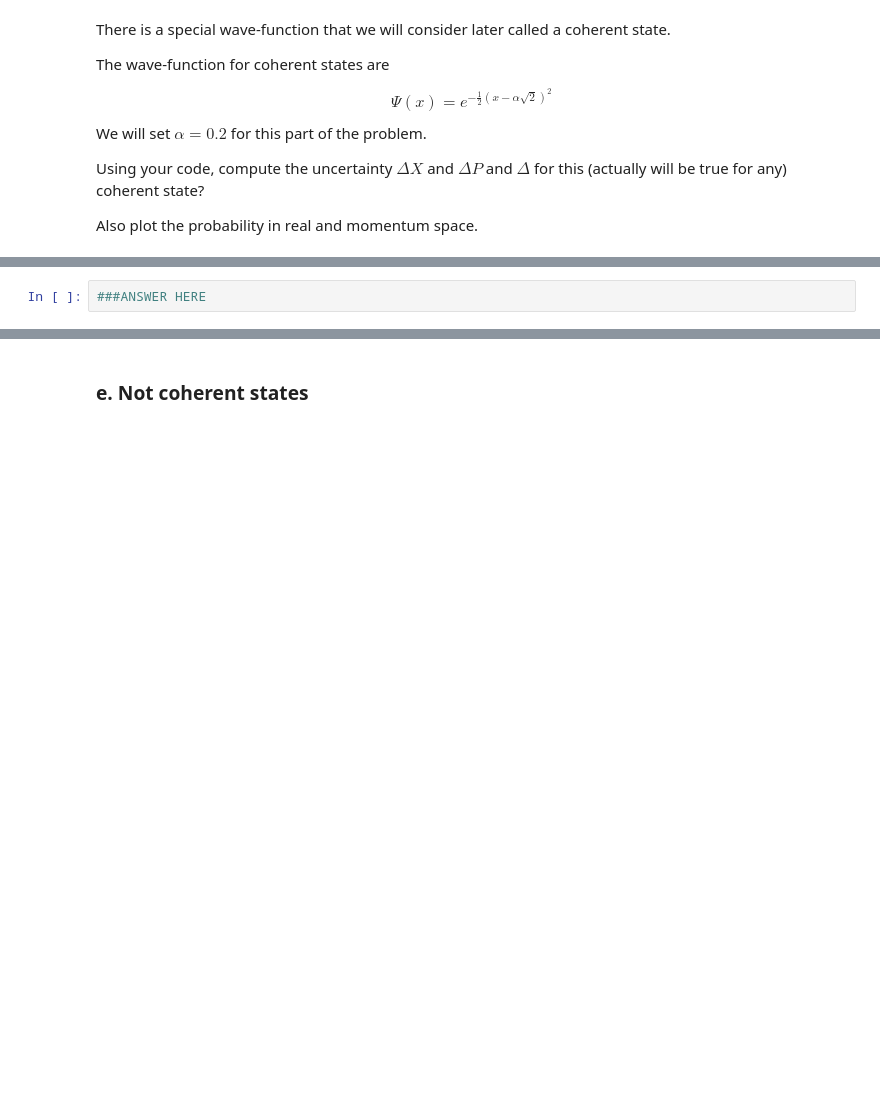
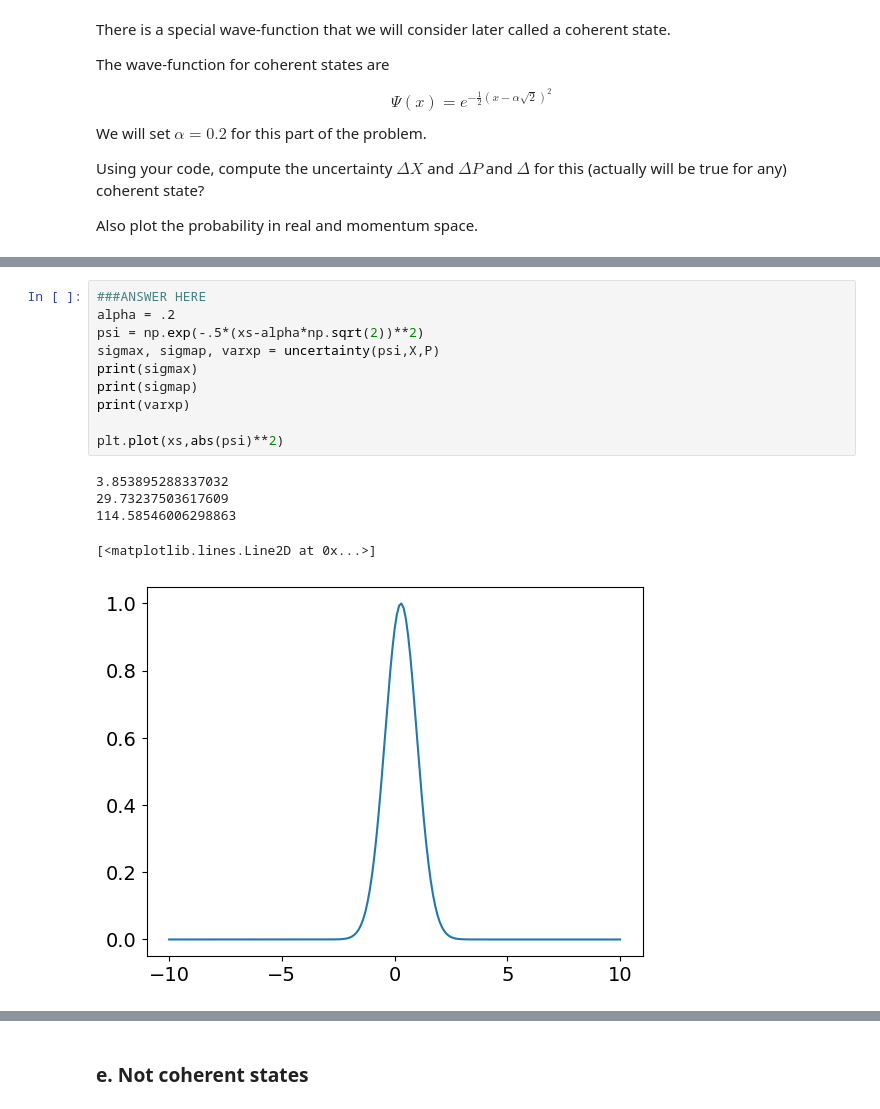
Before and after one commit to MichaelAHeredia/PHYS486, a Jupyter notebook: quantum_mechanics/HarmonicOscillator.ipynb, the cells around one changed output, grey strips where cells are left out. Cells and saved outputs as stored; diff of their text form; blank space fills up the shorter version.

```diff
--- a/quantum_mechanics/HarmonicOscillator.ipynb
+++ b/quantum_mechanics/HarmonicOscillator.ipynb
@@ -341,8 +339,22 @@ Using your code, compute the uncertainty $\Delta X$ and $\Delta P$ and $\Delta$
 Also plot the probability in real and momentum space.
 # %% [markdown]
 <div><img src="https://clark.physics.illinois.edu/246img/AnsStart.svg" width=200 align=left alt="Answer (start)"></img><br></div>
-# %%
-###ANSWER HERE
+# %%
+###ANSWER HERE
+alpha = .2
+psi = np.exp(-.5*(xs-alpha*np.sqrt(2))**2)
+sigmax, sigmap, varxp = uncertainty(psi,X,P)
+print(sigmax)
+print(sigmap)
+print(varxp)
+
+plt.plot(xs,abs(psi)**2)
+# %% [output]
+3.853895288337032
+29.73237503617609
+114.58546006298863
+[<matplotlib.lines.Line2D at 0x...>]
+[figure, added]
 # %% [markdown]
 <div><img src="https://clark.physics.illinois.edu/246img/AnsEnd.svg" width=200 align=left alt="Answer (end)"></img><br></div>
 # %% [markdown]
```
Also changed, not shown: parts of 5 cells of this notebook.
